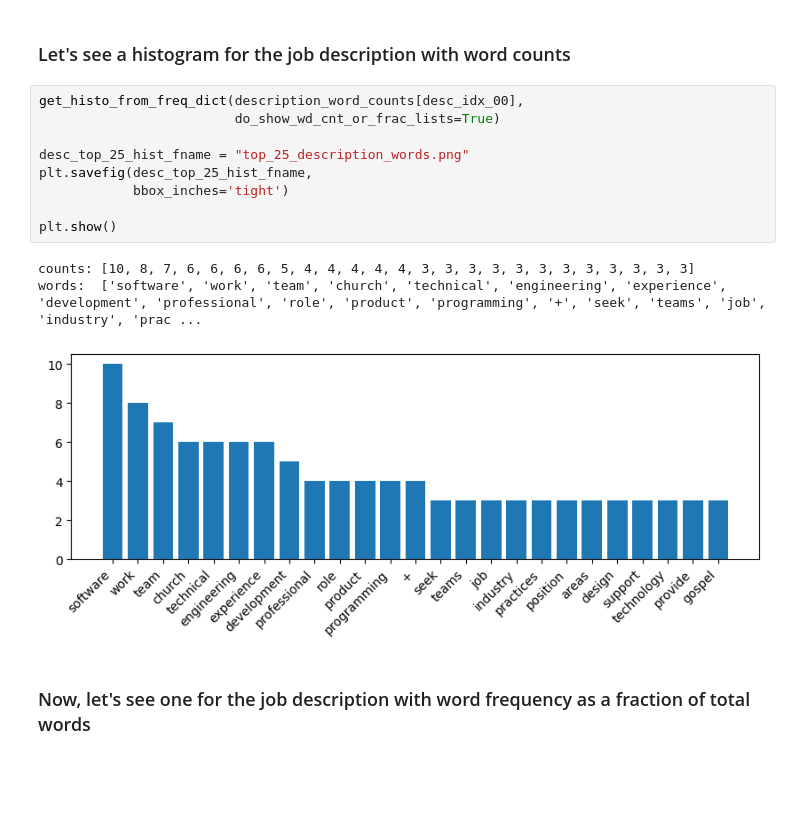
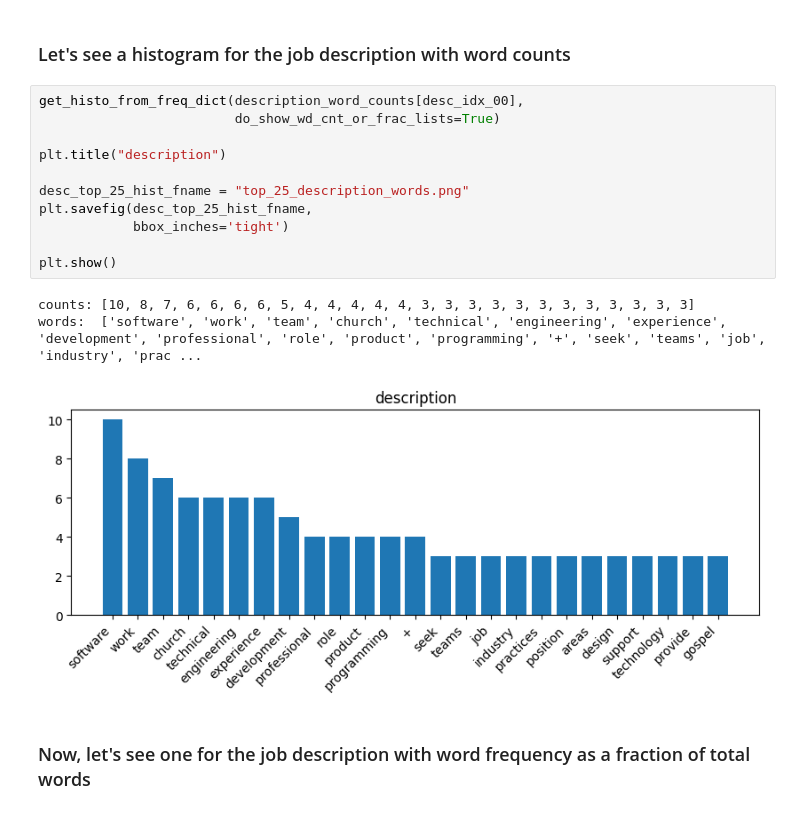
Before and after one commit to bballdave025/job-app-word-freq, a Jupyter notebook: Part_03_NLPPresentationJobHunt_DemoWordFreq_p5pp_output.ipynb, the cells around one changed output. Drawn from its saved outputs; the diff is of its cells as text; blank space fills up the shorter version.

```diff
--- a/Part_03_NLPPresentationJobHunt_DemoWordFreq_p5pp_output.ipynb
+++ b/Part_03_NLPPresentationJobHunt_DemoWordFreq_p5pp_output.ipynb
@@ -228,16 +230,18 @@ def get_histo_from_freq_dict(word_count_ordered_dict,
 # %%
 get_histo_from_freq_dict(description_word_counts[desc_idx_00],
                          do_show_wd_cnt_or_frac_lists=True)
+
+plt.title("description")
 
 desc_top_25_hist_fname = "top_25_description_words.png"
 plt.savefig(desc_top_25_hist_fname,
             bbox_inches='tight')
 
 plt.show()
 # %% [output]
 counts: [10, 8, 7, 6, 6, 6, 6, 5, 4, 4, 4, 4, 4, 3, 3, 3, 3, 3, 3, 3, 3, 3, 3, 3, 3]
 words:  ['software', 'work', 'team', 'church', 'technical', 'engineering', 'experience', 'development', 'professional', 'role', 'product', 'programming', '+', 'seek', 'teams', 'job', 'industry', 'prac ...
-[figure, old version]
+[figure, new version]
 # %% [markdown]
 ### Now, let's see one for the job description with word frequency as a fraction of total words
 # %%
```
Also changed, not shown: parts of 6 cells of this notebook.
